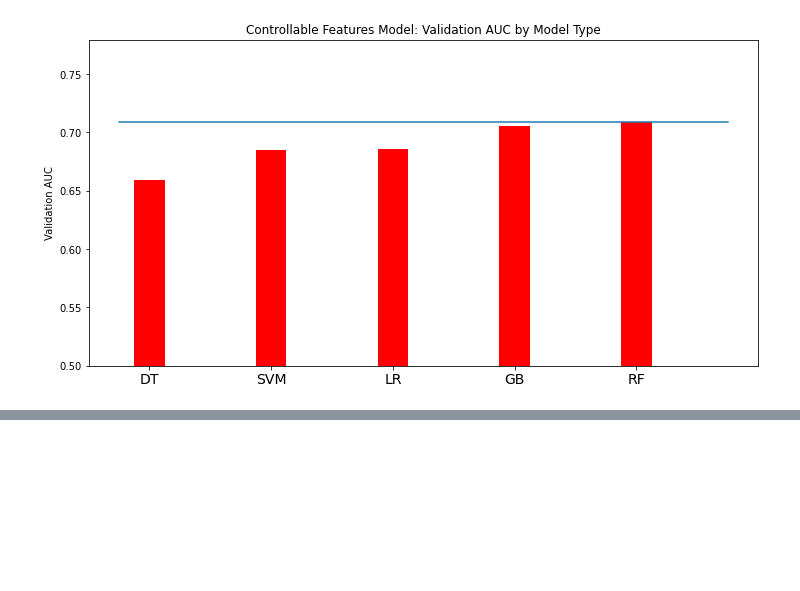
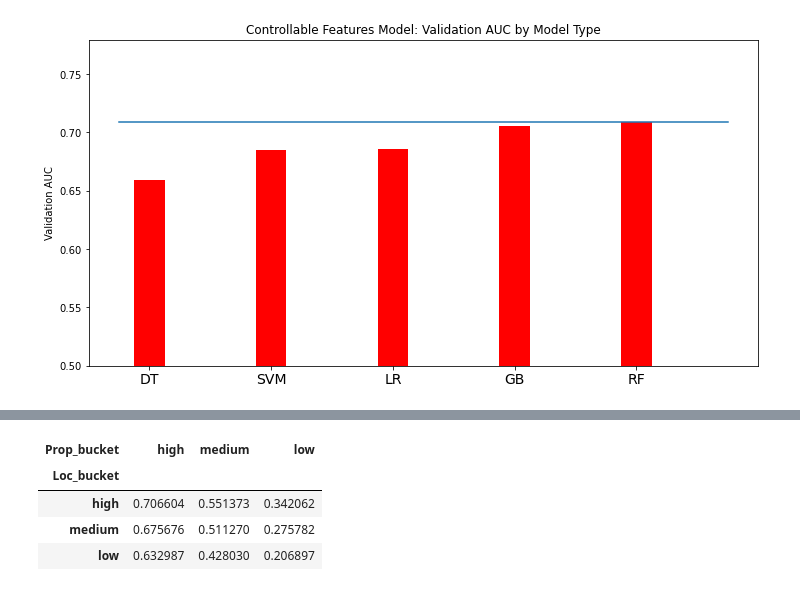
Before and after one commit to audreychu/Airbnb_Optimization, a Jupyter notebook: Final Bakeoff.ipynb, the cells around one changed output, grey strips where cells are left out. Drawn from its saved outputs; the diff is of its cells as text; code cells hidden in the pictures; blank space fills up the shorter version.

```diff
--- a/Final Bakeoff.ipynb
+++ b/Final Bakeoff.ipynb
@@ -233,0 +322,2 @@ plt.show()
+# %%
+actuals_9_box = statistics_new.pivot(index = 'Loc_bucket', columns='Prop_bucket', values ='mean').sort_index(ascending=False).sort_index(axis=1, ascending=False)
@@ -233,0 +326,8 @@ plt.show()
+# %%
+actuals_9_box
+# %% [output]
+| Prop_bucket | high | medium | low |
+| Loc_bucket |  |  |  |
+| high | 0.706604 | 0.551373 | 0.342062 |
+| medium | 0.675676 | 0.511270 | 0.275782 |
+| low | 0.632987 | 0.428030 | 0.206897 |
```
Also changed, not shown: parts of 15 cells of this notebook, 1 other file.
